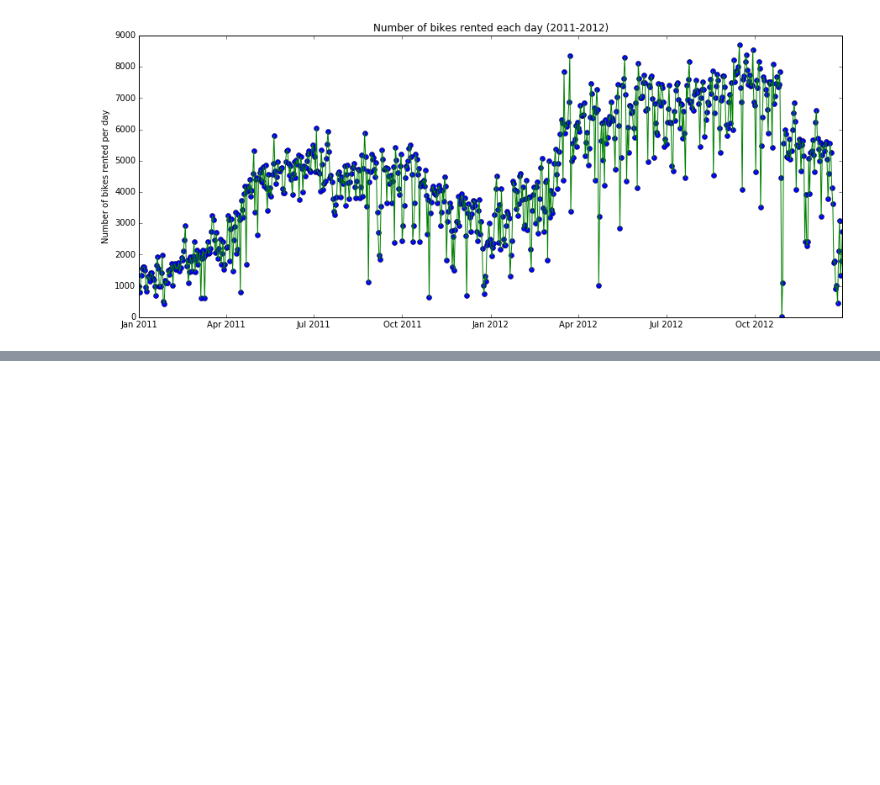
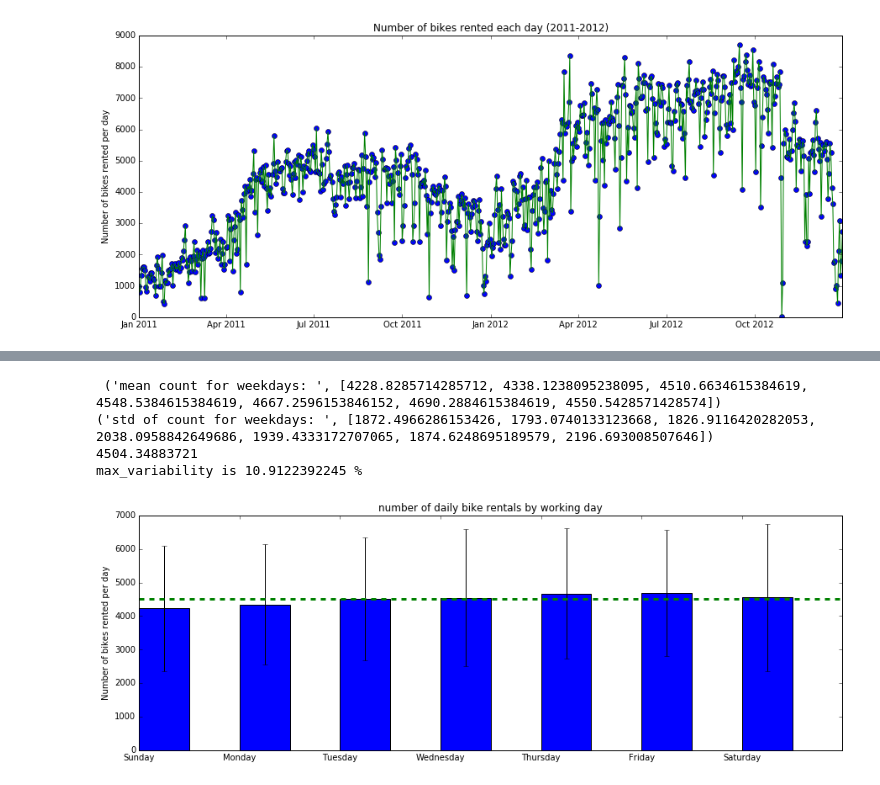
Before and after one commit to hannahlaura44/data-analysis, a Jupyter notebook: Untitled.ipynb, the cells around one changed output, grey strips where cells are left out. Cells and saved outputs as stored; diff of their text form; code cells hidden in the pictures; blank space fills up the shorter version.

```diff
--- a/Untitled.ipynb
+++ b/Untitled.ipynb
@@ -54,0 +123,37 @@ Name: dteday, dtype: object
+# %%
+# investigate effect of weekday on bike rental count
+weekday = df.groupby(['weekday'])
+weekday_stats = weekday.describe()
+# print(weekday_stats.cnt)
+mean_cnt_weekday = []
+std_cnt_weekday = []
+i = 0
+while i<7:
+    mean_cnt_weekday.append(workingday_stats.cnt[i]['mean'])
+    std_cnt_weekday.append(workingday_stats.cnt[i]['std'])
+    i+=1
+print("mean count for weekdays: ",mean_cnt_weekday)
+print("std of count for weekdays: ",std_cnt_weekday)
+
+x = [0,1,2,3,4,5,6]
+plt.figure(figsize=(15, 5))
+tick_label=['Sunday','Monday','Tuesday','Wednesday','Thursday','Friday','Saturday']
+plt.bar(left=x,height=mean_cnt_weekday,width=0.5,yerr=std_cnt_weekday,ecolor = 'black',tick_label=tick_label)
+# plot an average total count.
+cnt_avg = np.mean(df.cnt)
+print(cnt_avg)
+plt.axhline(y=cnt_avg, ls='dashed', color='g', linewidth=3)
+plt.ylabel('Number of bikes rented per day')
+plt.title('number of daily bike rentals by working day')
+# takeaways
+# sunday and monday have lowest ridership
+# thursday and friday max ridership
+# wednesday and saturday have largest variability (unpredictability)
+# overall the meximum variation between weekdays is: max_cnt - min_cnt / min_cnt
+print 'max_variability is', (max(mean_cnt_weekday)-min(mean_cnt_weekday)) / min(mean_cnt_weekday) * 100, "%"
+# %% [output]
+ ('mean count for weekdays: ', [4228.8285714285712, 4338.1238095238095, 4510.6634615384619, 4548.5384615384619, 4667.2596153846152, 4690.2884615384619, 4550.5428571428574])
+('std of count for weekdays: ', [1872.4966286153426, 1793.0740133123668, 1826.9116420282053, 2038.0958842649686, 1939.4333172707065, 1874.6248695189579, 2196.693008507646])
+4504.34883721
+max_variability is 10.9122392245 %
+[figure, added]
```
Also changed, not shown: parts of 6 cells of this notebook.
